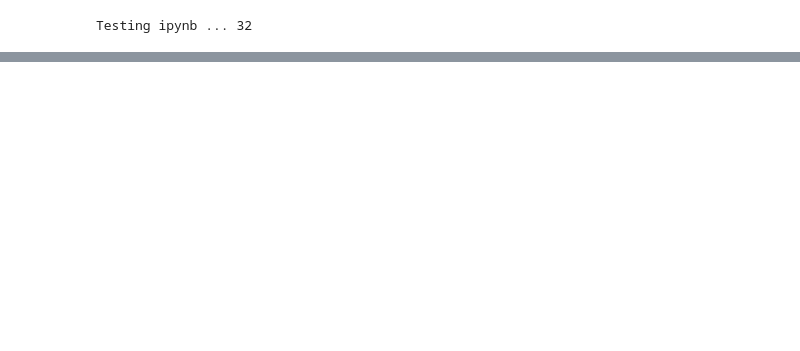
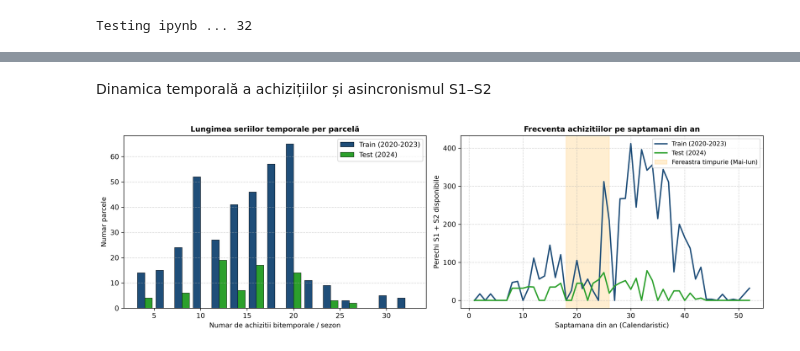
Before and after one commit to alexenache10/agritwin-dacia5, a Jupyter notebook: notebooks/00_dacia5_inspection.ipynb, the cells around one changed output, grey strips where cells are left out. Cells and saved outputs as stored; diff of their text form; code cells hidden in the pictures; blank space fills up the shorter version.

```diff
--- a/notebooks/00_dacia5_inspection.ipynb
+++ b/notebooks/00_dacia5_inspection.ipynb
@@ -13,7 +13,7 @@ import rasterio
 import numpy as np
 import matplotlib.pyplot as plt
 
-DATA_ROOT = Path("/mnt/d/Master/AN2/SEM1/CV3/DATA/Dataset_DACIA5")
+DATA_ROOT = Path("/mnt/d/Master/AN2/SEM1/IC3/DATA/Dataset_DACIA5")
 DOCS_DIR = Path("../docs")
 DOCS_DIR.mkdir(parents=True, exist_ok=True)
 
@@ -74,0 +236,42 @@ plt.close()
+# %% [markdown]
+Dinamica temporală a achizițiilor și asincronismul S1–S2
+# %%
+fig, axes = plt.subplots(1, 2, figsize=(14, 4.5), dpi=300)
+
+seq_lens_train = df_meta[df_meta["split"] == "train"].groupby("parcel_uid").size()
+seq_lens_test = df_meta[df_meta["split"] == "test"].groupby("parcel_uid").size()
+
+axes[0].hist(
+    [seq_lens_train, seq_lens_test],
+    bins=range(3, 35, 2),
+    label=["Train (2020-2023)", "Test (2024)"],
+    color=["#1f4e79", "#2ca02c"],
+    edgecolor="black",
+    linewidth=0.5,
+    rwidth=0.8
+)
+axes[0].set_title("Lungimea seriilor temporale per parcelă", fontsize=11, fontweight="bold")
+axes[0].set_xlabel("Numar de achizitii bitemporale / sezon")
+axes[0].set_ylabel("Numar parcele")
+axes[0].grid(axis="y", linestyle="--", alpha=0.5)
+axes[0].legend(frameon=True)
+
+df_meta["week"] = df_meta["s1_date"].dt.isocalendar().week
+week_train = df_meta[df_meta["split"] == "train"]["week"].value_counts().sort_index()
+week_test = df_meta[df_meta["split"] == "test"]["week"].value_counts().sort_index()
+
+all_weeks = range(1, 53)
+axes[1].plot(all_weeks, [week_train.get(w, 0) for w in all_weeks], label="Train (2020-2023)", color="#1f4e79", lw=2)
+axes[1].plot(all_weeks, [week_test.get(w, 0) for w in all_weeks], label="Test (2024)", color="#2ca02c", lw=2)
+axes[1].axvspan(18, 26, color="#ffa500", alpha=0.18, label="Fereastra timpurie (Mai-Iun)")
+axes[1].set_title("Frecventa achizitiilor pe saptamani din an", fontsize=11, fontweight="bold")
+axes[1].set_xlabel("Saptamana din an (Calendaristic)")
+axes[1].set_ylabel("Perechi S1 + S2 disponibile")
+axes[1].grid(True, linestyle="--", alpha=0.5)
+axes[1].legend(frameon=True, fontsize=9)
+
+plt.tight_layout()
+plt.savefig(DOCS_DIR / "eda_temporal_cadence.png", dpi=300, bbox_inches="tight")
+plt.show()
+# %% [output]
+[figure, added]
```
Also changed, not shown: parts of 10 cells of this notebook, 20 other files.
